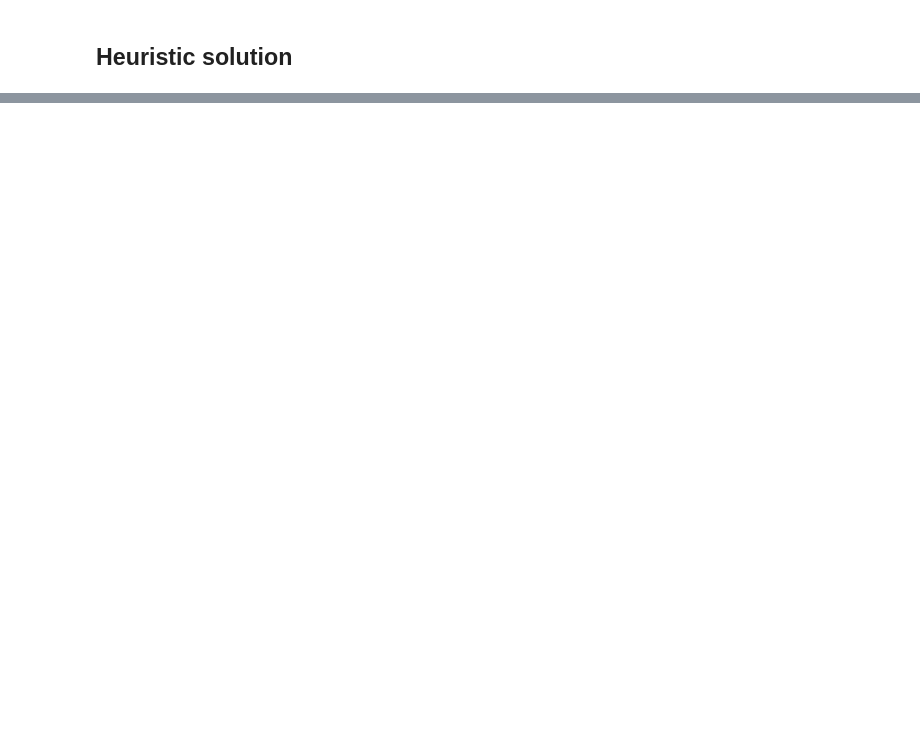
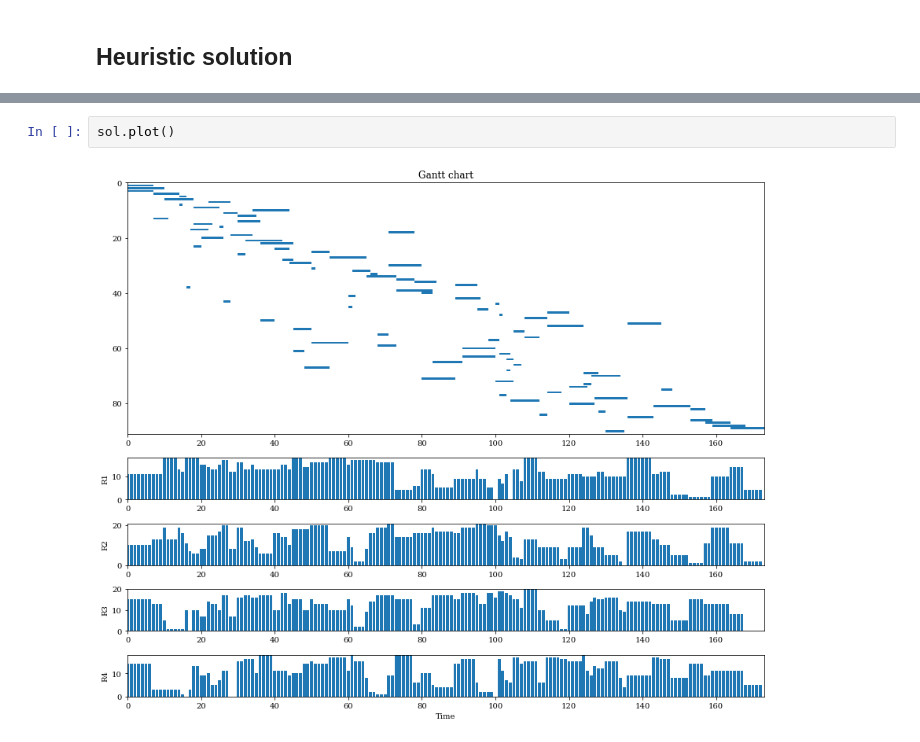
Before and after one commit to N-Wouda/ALNS, a Jupyter notebook: examples/resource_constrained_project_scheduling_problem.ipynb, the cells around one changed output, grey strips where cells are left out. Cells and saved outputs as stored; diff of their text form; blank space fills up the shorter version.

```diff
--- a/examples/resource_constrained_project_scheduling_problem.ipynb
+++ b/examples/resource_constrained_project_scheduling_problem.ipynb
@@ -269,0 +299,4 @@ res.plot_objectives(ax=ax)
+# %%
+sol.plot()
+# %% [output]
+[figure, added]
```
Also changed, not shown: parts of 22 cells of this notebook.
